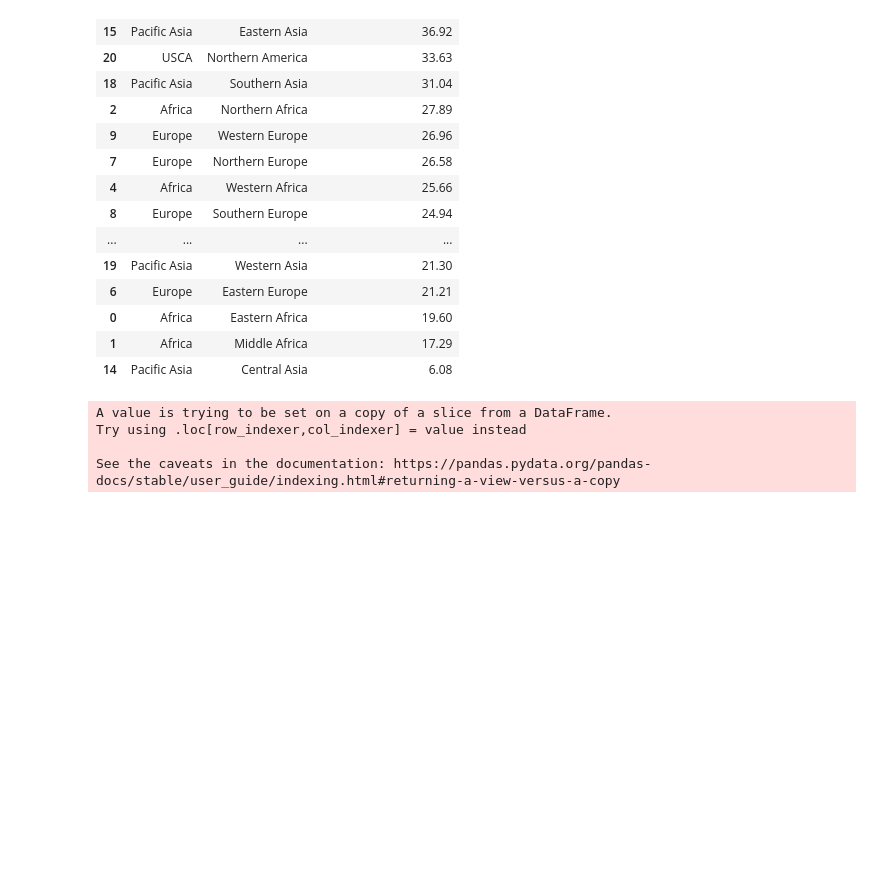
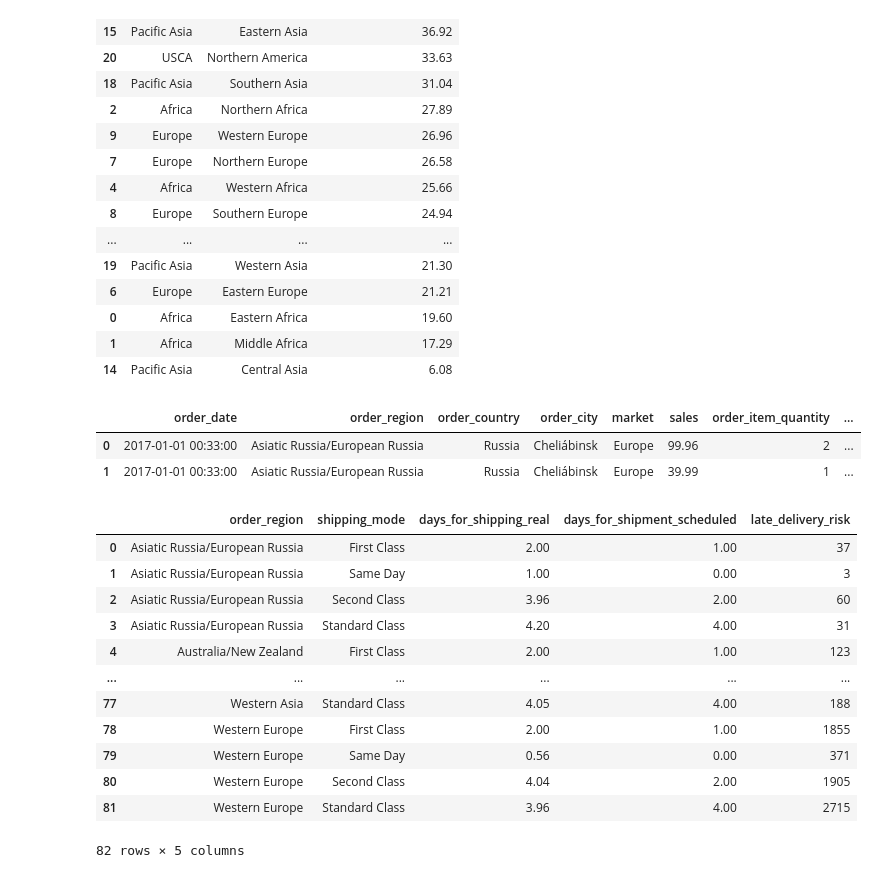
Before and after one commit to datawithalvin/pacmann-business-analytics, a Jupyter notebook: notebooks/build-dashboard-components.ipynb, the cells around one changed output. Cells and saved outputs as stored; diff of their text form; code cells hidden in the pictures; blank space fills up the shorter version.

```diff
--- a/notebooks/build-dashboard-components.ipynb
+++ b/notebooks/build-dashboard-components.ipynb
@@ -894,0 +564,26 @@ relationship
+# %%
+df_2017.head(2)
+# %% [output]
+|  | order_date | order_region | order_country | order_city | market | sales | order_item_quantity | ... |
+| 0 | 2017-01-01 00:33:00 | Asiatic Russia/European Russia | Russia | Cheliábinsk | Europe | 99.96 | 2 | ... |
+| 1 | 2017-01-01 00:33:00 | Asiatic Russia/European Russia | Russia | Cheliábinsk | Europe | 39.99 | 1 | ... |
+# %%
+shipping_time = df_2017.groupby(['order_region', 'shipping_mode']).agg({'days_for_shipping_real': 'mean',
+                                                'days_for_shipment_scheduled': 'mean',
+                                                'late_delivery_risk': 'sum'}).reset_index()
+
+shipping_time
+# %% [output]
+|  | order_region | shipping_mode | days_for_shipping_real | days_for_shipment_scheduled | late_delivery_risk |
+| 0 | Asiatic Russia/European Russia | First Class | 2.00 | 1.00 | 37 |
+| 1 | Asiatic Russia/European Russia | Same Day | 1.00 | 0.00 | 3 |
+| 2 | Asiatic Russia/European Russia | Second Class | 3.96 | 2.00 | 60 |
+| 3 | Asiatic Russia/European Russia | Standard Class | 4.20 | 4.00 | 31 |
+| 4 | Australia/New Zealand | First Class | 2.00 | 1.00 | 123 |
+| ... | ... | ... | ... | ... | ... |
+| 77 | Western Asia | Standard Class | 4.05 | 4.00 | 188 |
+| 78 | Western Europe | First Class | 2.00 | 1.00 | 1855 |
+| 79 | Western Europe | Same Day | 0.56 | 0.00 | 371 |
+| 80 | Western Europe | Second Class | 4.04 | 2.00 | 1905 |
+| 81 | Western Europe | Standard Class | 3.96 | 4.00 | 2715 |
+82 rows × 5 columns
@@ -895,8 +630,3 @@ relationship
 # %%
-combined = create_fig_region_combined(df_2017, "All Regions")
-combined
+relationship = get_shipping_relationship(df_2017, "All Regions")
+relationship
-# %% [output]
-A value is trying to be set on a copy of a slice from a DataFrame.
-Try using .loc[row_indexer,col_indexer] = value instead
-
-See the caveats in the documentation: https://pandas.pydata.org/pandas-docs/stable/user_guide/indexing.html#returning-a-view-versus-a-copy
```
Also changed, not shown: parts of 26 cells of this notebook, 2 other files.
